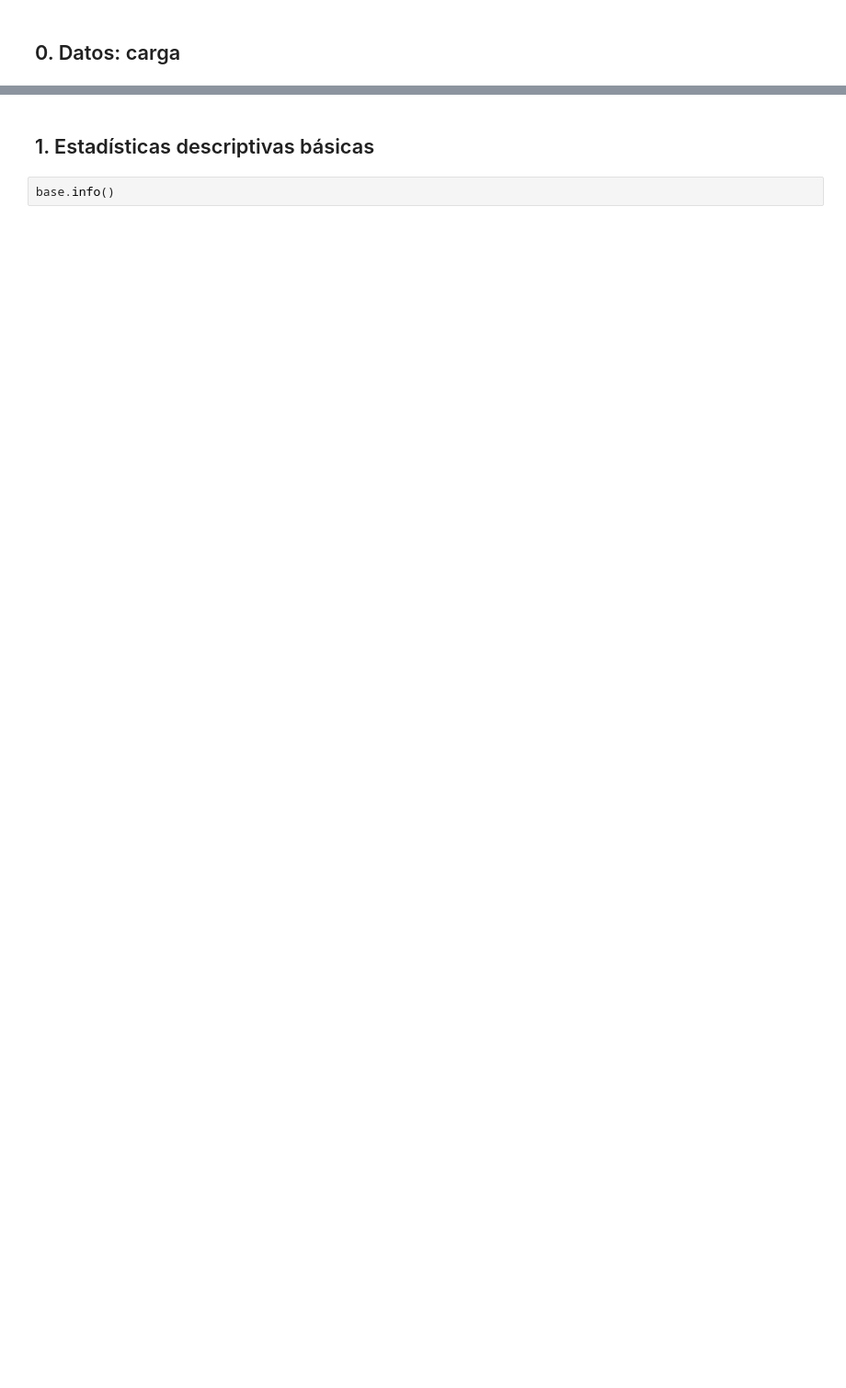
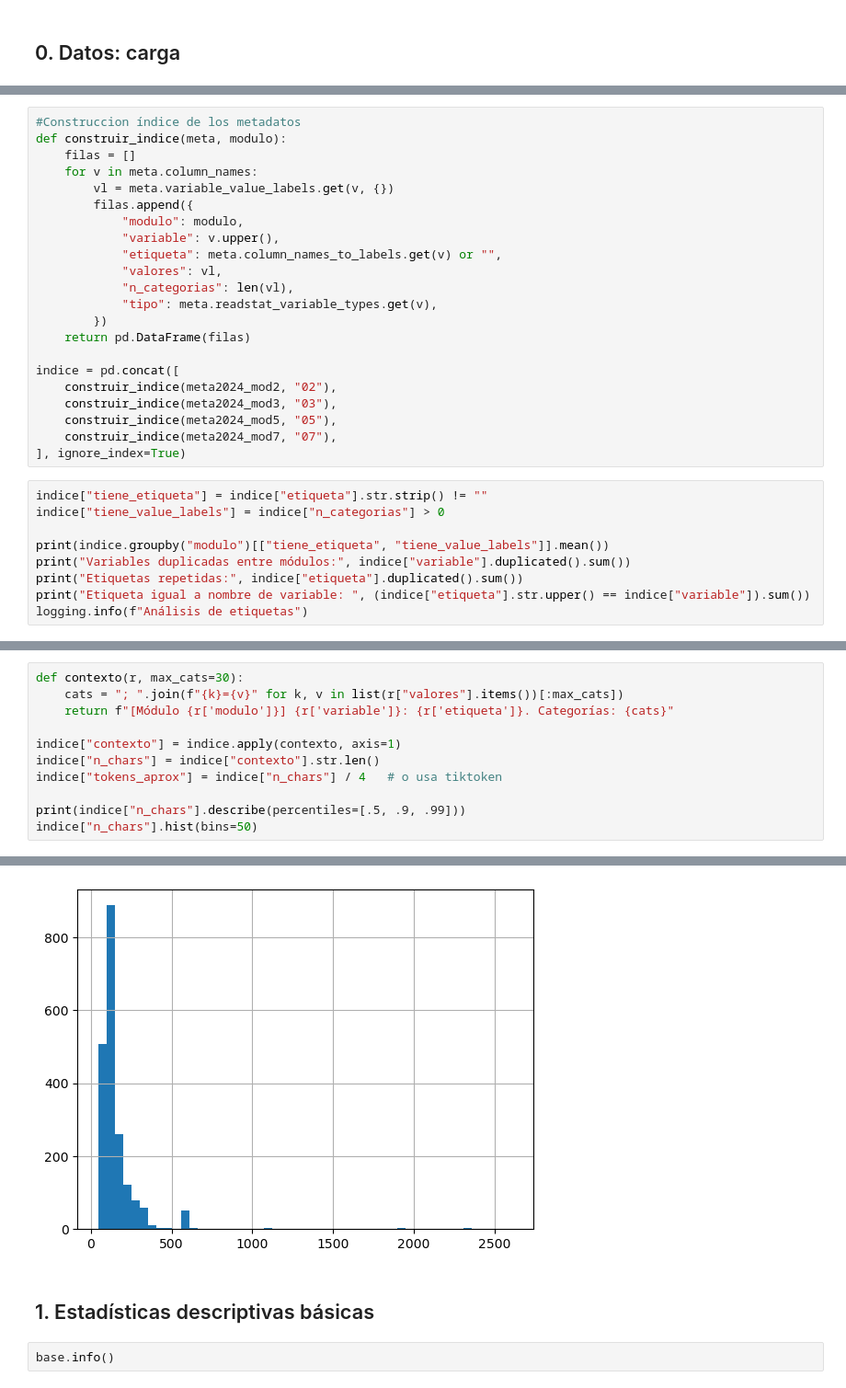
Before and after one commit to HaVi2404/Maestria_proyecto, a Jupyter notebook: notebooks/EDA.ipynb, the cells around one changed output, grey strips where cells are left out. Shown at 92% size. Saved outputs shown, nothing was run; the diff lists cells and outputs as text; blank space fills up the shorter version.

```diff
--- a/notebooks/EDA.ipynb
+++ b/notebooks/EDA.ipynb
@@ -48,0 +100,31 @@ display(variables)
+# %%
+#Construccion índice de los metadatos
+def construir_indice(meta, modulo):
+    filas = []
+    for v in meta.column_names:
+        vl = meta.variable_value_labels.get(v, {})
+        filas.append({
+            "modulo": modulo,
+            "variable": v.upper(),
+            "etiqueta": meta.column_names_to_labels.get(v) or "",
+            "valores": vl,
+            "n_categorias": len(vl),
+            "tipo": meta.readstat_variable_types.get(v),
+        })
+    return pd.DataFrame(filas)
+
+indice = pd.concat([
+    construir_indice(meta2024_mod2, "02"),
+    construir_indice(meta2024_mod3, "03"),
+    construir_indice(meta2024_mod5, "05"),
+    construir_indice(meta2024_mod7, "07"),
+], ignore_index=True)
+# %%
+indice["tiene_etiqueta"] = indice["etiqueta"].str.strip() != ""
+indice["tiene_value_labels"] = indice["n_categorias"] > 0
+
+print(indice.groupby("modulo")[["tiene_etiqueta", "tiene_value_labels"]].mean())
+print("Variables duplicadas entre módulos:", indice["variable"].duplicated().sum())
+print("Etiquetas repetidas:", indice["etiqueta"].duplicated().sum())
+print("Etiqueta igual a nombre de variable: ", (indice["etiqueta"].str.upper() == indice["variable"]).sum())
+logging.info(f"Análisis de etiquetas")
@@ -48,0 +296,12 @@ display(variables)
+# %%
+def contexto(r, max_cats=30):
+    cats = "; ".join(f"{k}={v}" for k, v in list(r["valores"].items())[:max_cats])
+    return f"[Módulo {r['modulo']}] {r['variable']}: {r['etiqueta']}. Categorías: {cats}"
+
+indice["contexto"] = indice.apply(contexto, axis=1)
+indice["n_chars"] = indice["contexto"].str.len()
+indice["tokens_aprox"] = indice["n_chars"] / 4   # o usa tiktoken
+
+print(indice["n_chars"].describe(percentiles=[.5, .9, .99]))
+indice["n_chars"].hist(bins=50)
+# %% [output]
@@ -49,3 +318,4 @@ display(variables)
+[figure, added]
 # %% [markdown]
 ## 1. Estadísticas descriptivas básicas
 # %%
```
Also changed, not shown: parts of 20 cells of this notebook, 1 other file.
